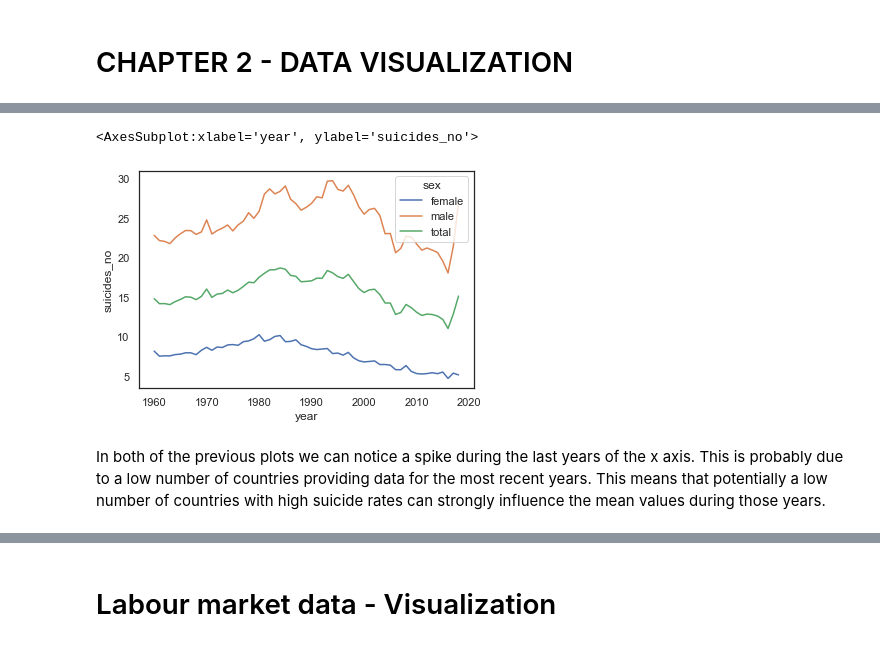
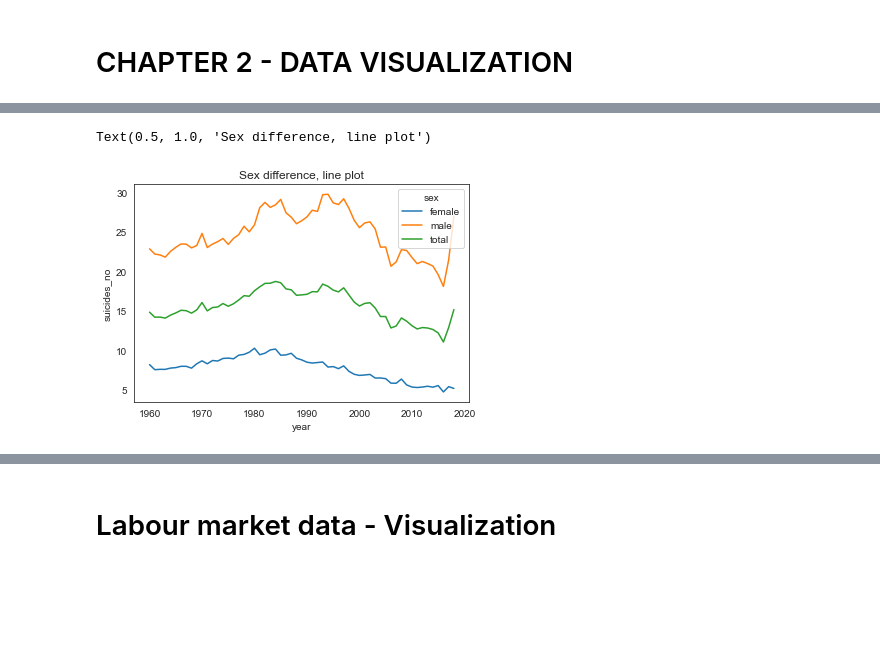
Before and after one commit to iberius96/Python-Suicides-Europe, a Jupyter notebook: main.ipynb, the cells around one changed output, grey strips where cells are left out. Drawn from its saved outputs; the diff is of its cells as text; code cells hidden in the pictures; blank space fills up the shorter version.

Commit message:
Finished contextualizing outliers. Added multiple comments. Refined multiple plots 2

```diff
--- a/main.ipynb
+++ b/main.ipynb
@@ -535,12 +621,12 @@ sns.lineplot(
 # %%
- sns.lineplot(
+df = suicide.groupby(['year', 'sex']).suicides_no.mean().reset_index()
+
+sns.lineplot(
     x='year',
     y='suicides_no',
     hue='sex',
-    data=suicide.groupby(['year', 'sex']).suicides_no.mean().reset_index()
-)
+    data=df
+).set_title('Sex difference, line plot')
 # %% [output]
-<AxesSubplot:xlabel='year', ylabel='suicides_no'>
+Text(0.5, 1.0, 'Sex difference, line plot')
-[figure, old version]
+[figure, new version]
-# %% [markdown]
-In both of the previous plots we can notice a spike during the last years of the x axis. This is probably due to a low number of countries providing data for the most recent years. This means that potentially a low number of countries with high suicide rates can strongly influence the mean values during those years.
```
Also changed, not shown: parts of 40 cells of this notebook.
